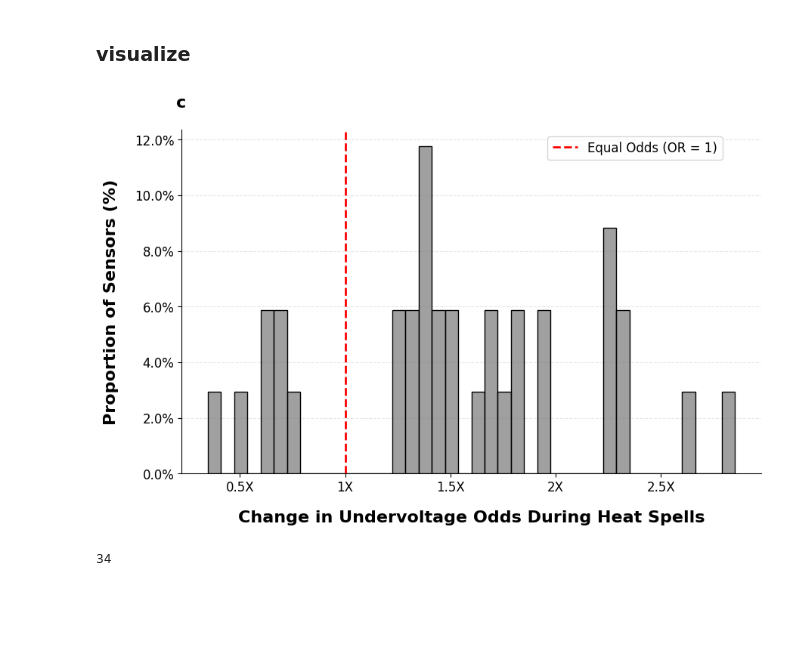
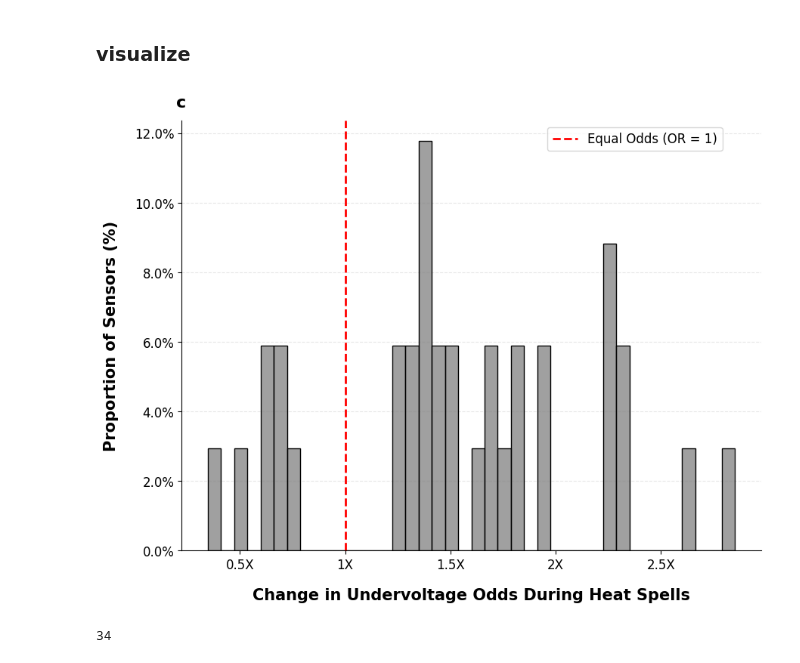
Before and after one commit to KaytheDee/pqr_extreme_weather_analysis, a Jupyter notebook: notebooks/_01_Logit_Undervoltage_Temperature.ipynb, the cells around one changed output. Saved outputs shown, nothing was run; the diff lists cells and outputs as text; code cells hidden in the pictures; blank space fills up the shorter version.

```diff
--- a/notebooks/_01_Logit_Undervoltage_Temperature.ipynb
+++ b/notebooks/_01_Logit_Undervoltage_Temperature.ipynb
@@ -1188,7 +1188,7 @@ def plot_or_histogram(
 
     ax.set_xlabel(
         xlabel,
-        fontsize=16,
+        fontsize=15,
         labelpad=15,
         fontweight='bold'
     )
@@ -1201,7 +1201,7 @@ def plot_or_histogram(
 
     ax.set_ylabel(
         ylabel,
-        fontsize=16,
+        fontsize=15,
         labelpad=15,
         fontweight='bold'
     )
@@ -1287,29 +1287,29 @@ def plot_or_histogram(
 # %%
 or_hist_ax = plot_or_histogram(
     df,
     bins=40,
     use_log_scale=False,
     show_center=False,
     show_kde=False,
 
     # Panel label
     panel_label='c',
     panel_label_x=-0.01,
-    panel_label_y=1.10,
+    panel_label_y=1.06,
     panel_label_fontsize=16,
 
     ref_line_label='Equal Odds (OR = 1)',
 
     legend_loc='upper left',
     legend_bbox=(0.62, 1),
 
     color='grey',
-    figsize=(9, 6),
+    figsize=(9, 7),
 
-    save_path=PLOTS_DIR / 'logit_undervolt_hist.png'
+    # save_path=PLOTS_DIR / 'logit_undervolt_hist.png'
 )
 # %% [output]
-[figure, old version]
+[figure, new version]
 # %%
 len(df)
 # %% [output]
```
Also changed, not shown: parts of 3 cells of this notebook, 7 other files.
